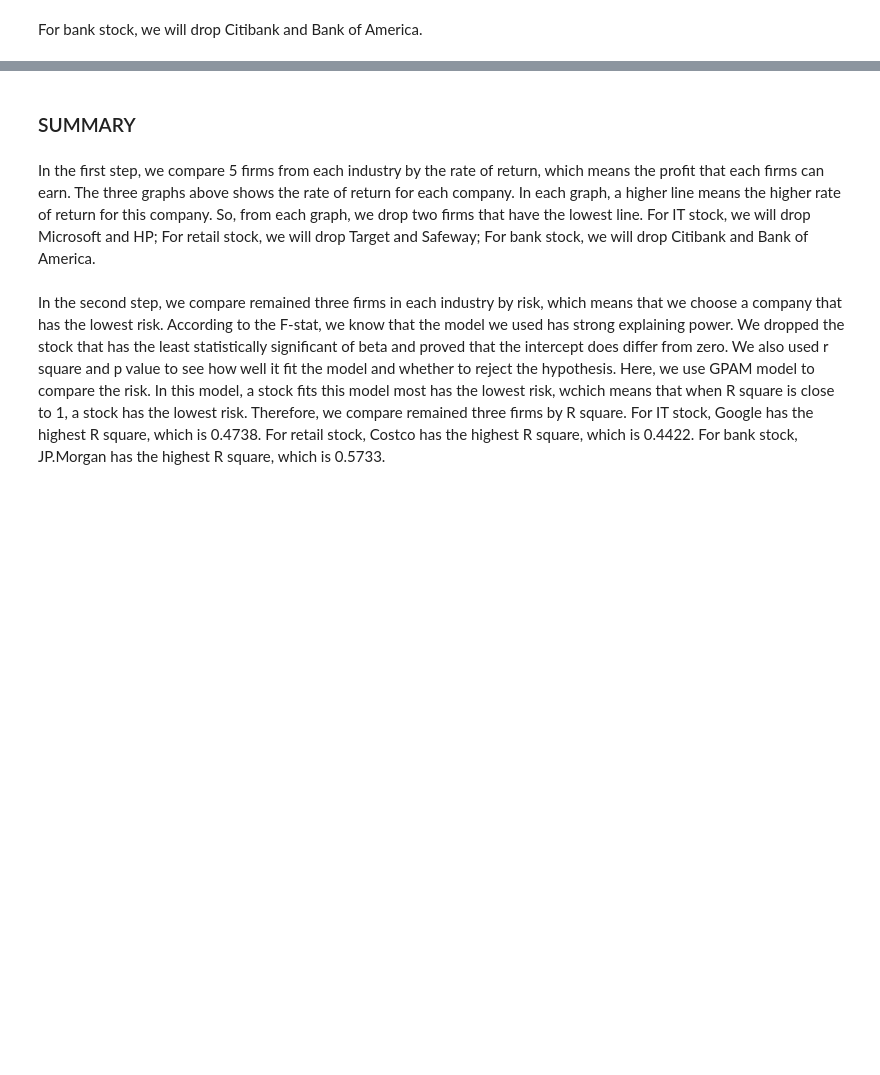
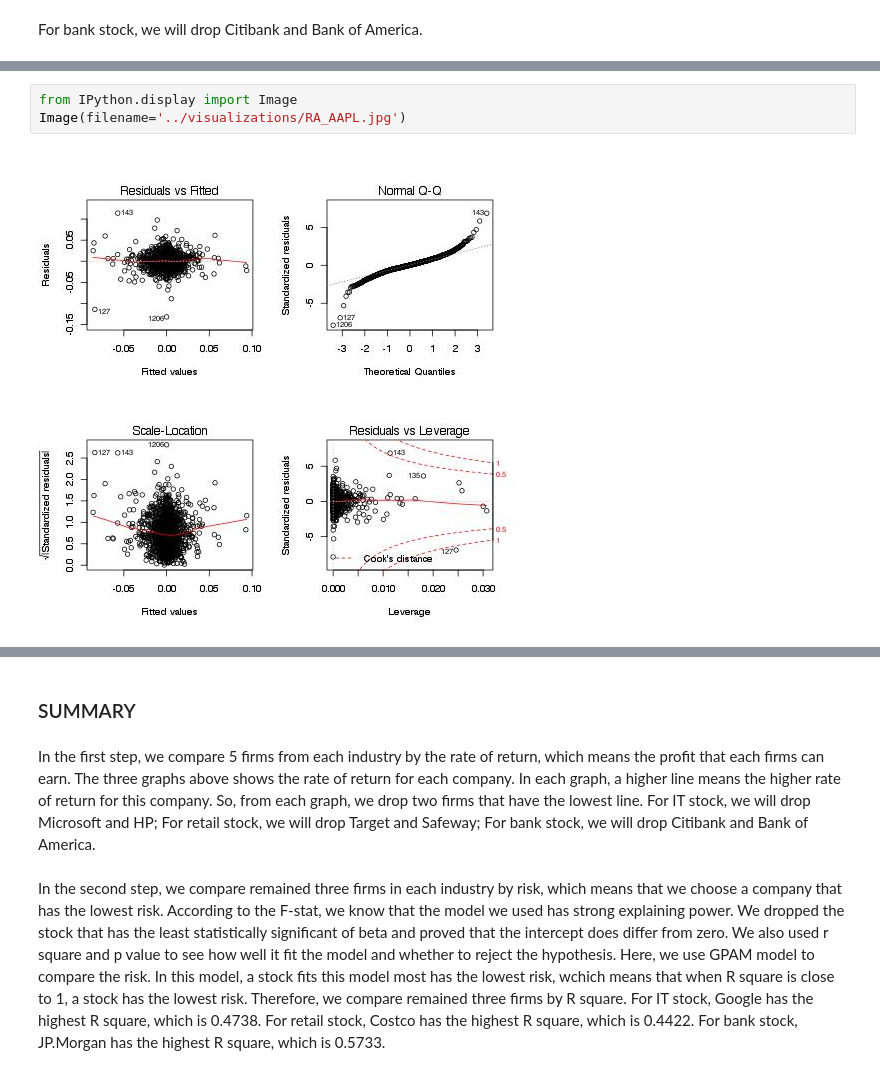
Before and after one commit to linuslin1/INNOVA, a Jupyter notebook: notebooks/NB4_project_report.ipynb, the cells around one changed output, grey strips where cells are left out. Drawn from its saved outputs; the diff is of its cells as text; blank space fills up the shorter version.

```diff
--- a/notebooks/NB4_project_report.ipynb
+++ b/notebooks/NB4_project_report.ipynb
@@ -58,0 +74,5 @@ For bank stock, we will drop Citibank and Bank of America.
+# %%
+from IPython.display import Image
+Image(filename='../visualizations/RA_AAPL.jpg')
+# %% [output]
+[figure, added]
```
Also changed, not shown: parts of 23 cells of this notebook.
